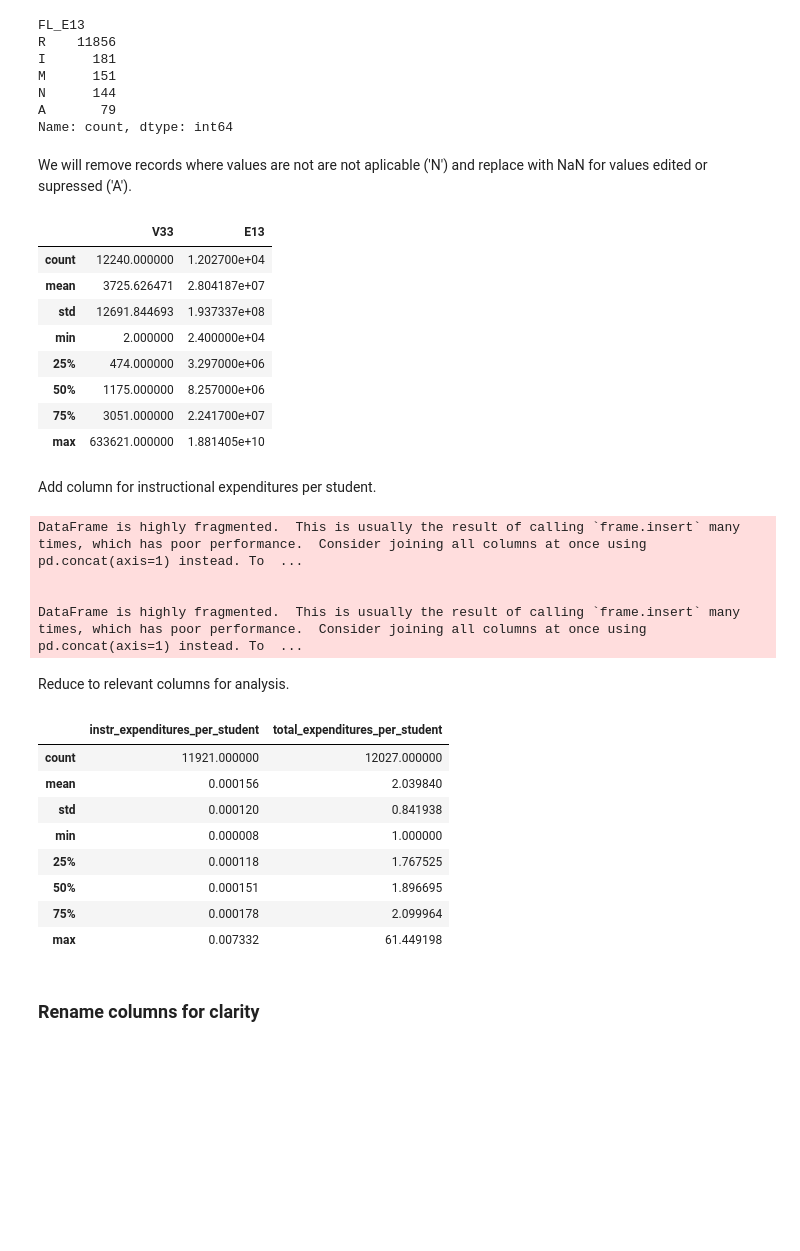
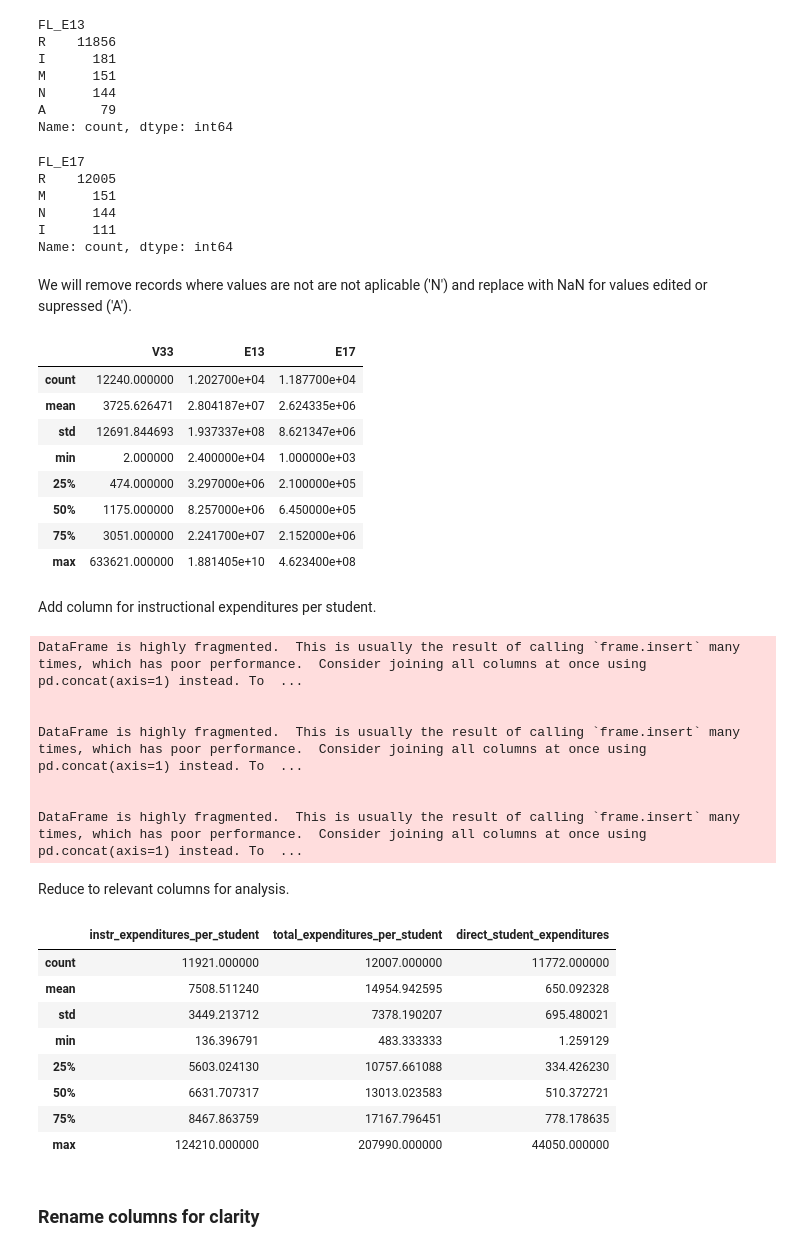
Before and after one commit to JLichwa80/education, a Jupyter notebook: code/Education_DATA_Preparation.ipynb, the cells around one changed output. Drawn from its saved outputs; the diff is of its cells as text; code cells hidden in the pictures; blank space fills up the shorter version.

```diff
--- a/code/Education_DATA_Preparation.ipynb
+++ b/code/Education_DATA_Preparation.ipynb
@@ -304,49 +304,64 @@ M      151
 N      144
 A       79
 Name: count, dtype: int64
+# %%
+school_finance['FL_E17'].value_counts()
+# %% [output]
+FL_E17
+R    12005
+M      151
+N      144
+I      111
+Name: count, dtype: int64
 # %% [markdown]
 We will remove records where values are not are not aplicable ('N') and replace with NaN for values edited or supressed ('A').
 # %%
 school_finance.loc[school_finance['FL_V33'] == 'A', 'V33'] = np.nan
 school_finance.loc[school_finance['FL_E13'] == 'A', 'E13'] = np.nan
+school_finance.loc[school_finance['FL_E17'] == 'A', 'E17'] = np.nan
 
 
-school_finance[['V33', 'E13']].describe()
+
+school_finance[['V33', 'E13','E17']].describe()
 # %% [output]
-|  | V33 | E13 |
-| count | 12240.000000 | 1.202700e+04 |
-| mean | 3725.626471 | 2.804187e+07 |
-| std | 12691.844693 | 1.937337e+08 |
-| min | 2.000000 | 2.400000e+04 |
-| 25% | 474.000000 | 3.297000e+06 |
-| 50% | 1175.000000 | 8.257000e+06 |
-| 75% | 3051.000000 | 2.241700e+07 |
-| max | 633621.000000 | 1.881405e+10 |
+|  | V33 | E13 | E17 |
+| count | 12240.000000 | 1.202700e+04 | 1.187700e+04 |
+| mean | 3725.626471 | 2.804187e+07 | 2.624335e+06 |
+| std | 12691.844693 | 1.937337e+08 | 8.621347e+06 |
+| min | 2.000000 | 2.400000e+04 | 1.000000e+03 |
+| 25% | 474.000000 | 3.297000e+06 | 2.100000e+05 |
+| 50% | 1175.000000 | 8.257000e+06 | 6.450000e+05 |
+| 75% | 3051.000000 | 2.241700e+07 | 2.152000e+06 |
+| max | 633621.000000 | 1.881405e+10 | 4.623400e+08 |
 # %% [markdown]
 Add column for instructional expenditures per student.
 # %%
-school_finance['instr_expenditures_per_student'] = school_finance['V33'] / school_finance['E13']
-school_finance['total_expenditures_per_student'] = school_finance['TOTALEXP'] / school_finance['E13']
+school_finance['instr_expenditures_per_student'] = school_finance['E13'] / school_finance['V33']
+school_finance['total_expenditures_per_student'] = school_finance['TOTALEXP'] / school_finance['V33']
+school_finance['direct_student_expenditures'] = school_finance['E17'] / school_finance['V33']
 # %% [output]
 DataFrame is highly fragmented.  This is usually the result of calling `frame.insert` many times, which has poor performance.  Consider joining all columns at once using pd.concat(axis=1) instead. To  ...
 
 
 DataFrame is highly fragmented.  This is usually the result of calling `frame.insert` many times, which has poor performance.  Consider joining all columns at once using pd.concat(axis=1) instead. To  ...
+
+
+DataFrame is highly fragmented.  This is usually the result of calling `frame.insert` many times, which has poor performance.  Consider joining all columns at once using pd.concat(axis=1) instead. To  ...
 # %% [markdown]
 Reduce to relevant columns for analysis.
 # %%
-school_finance_reduced= school_finance[['LEAID','instr_expenditures_per_student','total_expenditures_per_student']]
+school_finance_reduced= school_finance[['LEAID','instr_expenditures_per_student','total_expenditures_per_student','direct_student_expenditures']]
 school_finance_reduced.describe()
 # %% [output]
-|  | instr_expenditures_per_student | total_expenditures_per_student |
-| count | 11921.000000 | 12027.000000 |
-| mean | 0.000156 | 2.039840 |
-| std | 0.000120 | 0.841938 |
-| min | 0.000008 | 1.000000 |
-| 25% | 0.000118 | 1.767525 |
-| 50% | 0.000151 | 1.896695 |
-| 75% | 0.000178 | 2.099964 |
-| max | 0.007332 | 61.449198 |
+|  | instr_expenditures_per_student | total_expenditures_per_student | direct_student_expenditures |
+| count | 11921.000000 | 12007.000000 | 11772.000000 |
+| mean | 7508.511240 | 14954.942595 | 650.092328 |
+| std | 3449.213712 | 7378.190207 | 695.480021 |
+| min | 136.396791 | 483.333333 | 1.259129 |
+| 25% | 5603.024130 | 10757.661088 | 334.426230 |
+| 50% | 6631.707317 | 13013.023583 | 510.372721 |
+| 75% | 8467.863759 | 17167.796451 | 778.178635 |
+| max | 124210.000000 | 207990.000000 | 44050.000000 |
 # %% [markdown]
 ### Rename columns for clarity
 # %% [markdown]
```
Also changed, not shown: parts of 4 cells of this notebook, 2 other files.
